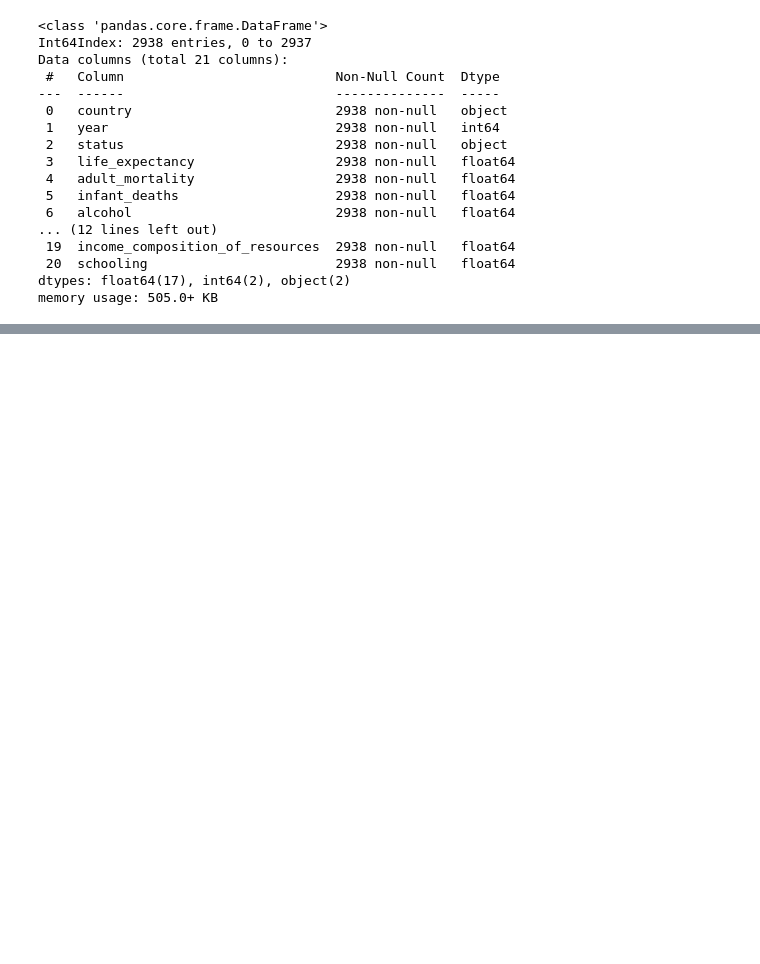
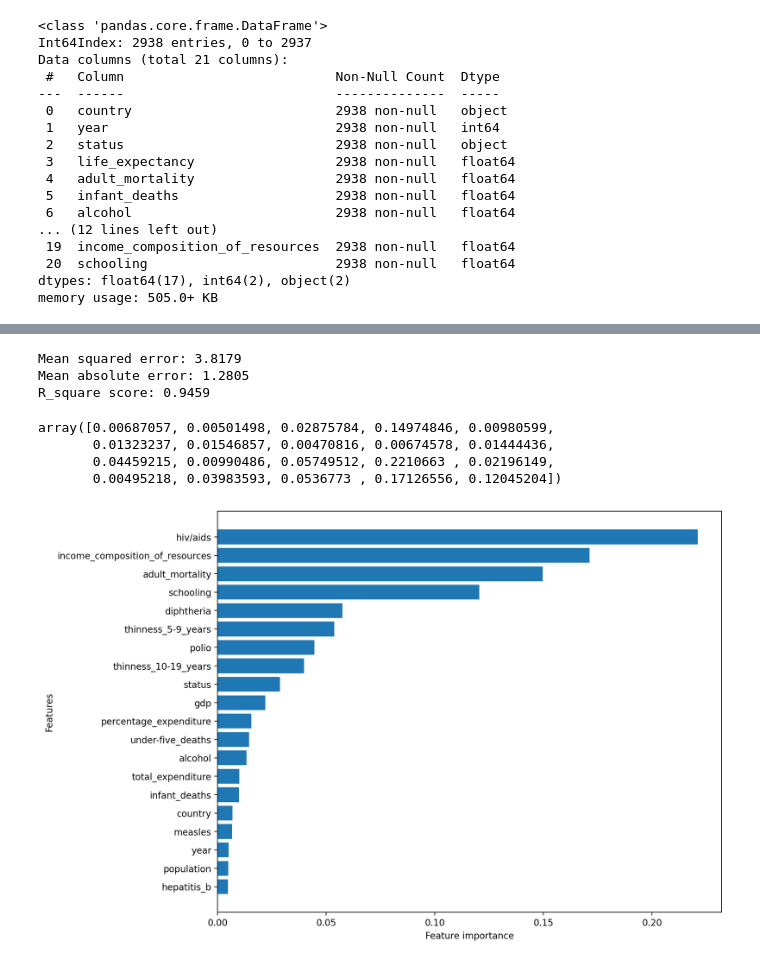
Before and after one commit to Dnezzhello/python_project, a Jupyter notebook: Simple_Linear_Regression.ipynb, the cells around one changed output, grey strips where cells are left out. Saved outputs shown, nothing was run; the diff lists cells and outputs as text; code cells hidden in the pictures; blank space fills up the shorter version.

```diff
--- a/Simple_Linear_Regression.ipynb
+++ b/Simple_Linear_Regression.ipynb
@@ -82,0 +237,12 @@ memory usage: 459.1 KB
+# %%
+# Most ideal hyperparamters
+ideal_model = RandomForestRegressor(n_estimators=90,
+                                    min_samples_split=2,
+                                    min_samples_leaf=3,
+                                    max_features='sqrt',
+                                    max_depth=None,
+                                    n_jobs=-1,
+                                    random_state=101)
+
+# Fit the ideal model
+ideal_model.fit(X_train, y_train)
@@ -82,0 +279,35 @@ memory usage: 459.1 KB
+# %%
+#evaluate the model
+print(f"Mean squared error: {round(mean_squared_error(y_test, y_preds), 4)}")
+print(f"Mean absolute error: {round(mean_absolute_error(y_test, y_preds), 4)}")
+print(f"R_square score: {round(r2_score(y_test, y_preds), 4)}")
+# %% [output]
+Mean squared error: 3.8179
+Mean absolute error: 1.2805
+R_square score: 0.9459
+# %%
+# Find feature importance of our best model
+ideal_model.feature_importances_
+# %% [output]
+array([0.00687057, 0.00501498, 0.02875784, 0.14974846, 0.00980599,
+       0.01323237, 0.01546857, 0.00470816, 0.00674578, 0.01444436,
+       0.04459215, 0.00990486, 0.05749512, 0.2210663 , 0.02196149,
+       0.00495218, 0.03983593, 0.0536773 , 0.17126556, 0.12045204])
+# %%
+# Function for plotting feature importance
+def plot_features(columns, importances):
+    df = (pd.DataFrame({"features": columns,
+                        "feature_importances": importances})
+          .sort_values("feature_importances", ascending=False)
+          .reset_index(drop=True))
+
+    # Plot the dataframe
+    fig, ax = plt.subplots(figsize=(10,8), dpi=200)
+    ax.barh(df["features"], df["feature_importances"])
+    ax.set_ylabel("Features")
+    ax.set_xlabel("Feature importance")
+    ax.invert_yaxis()
+# %%
+plot_features(X_train.columns, ideal_model.feature_importances_)
+# %% [output]
+[figure, added]
```
Also changed, not shown: parts of 21 cells of this notebook, 2 other files.
